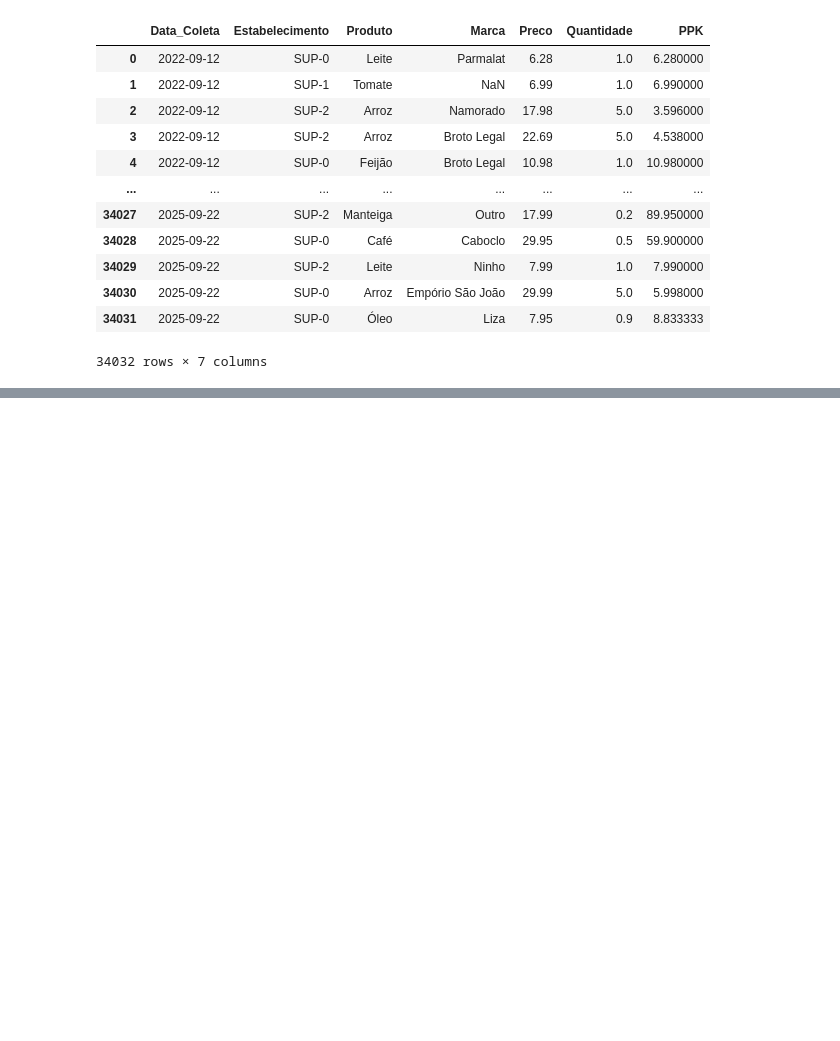
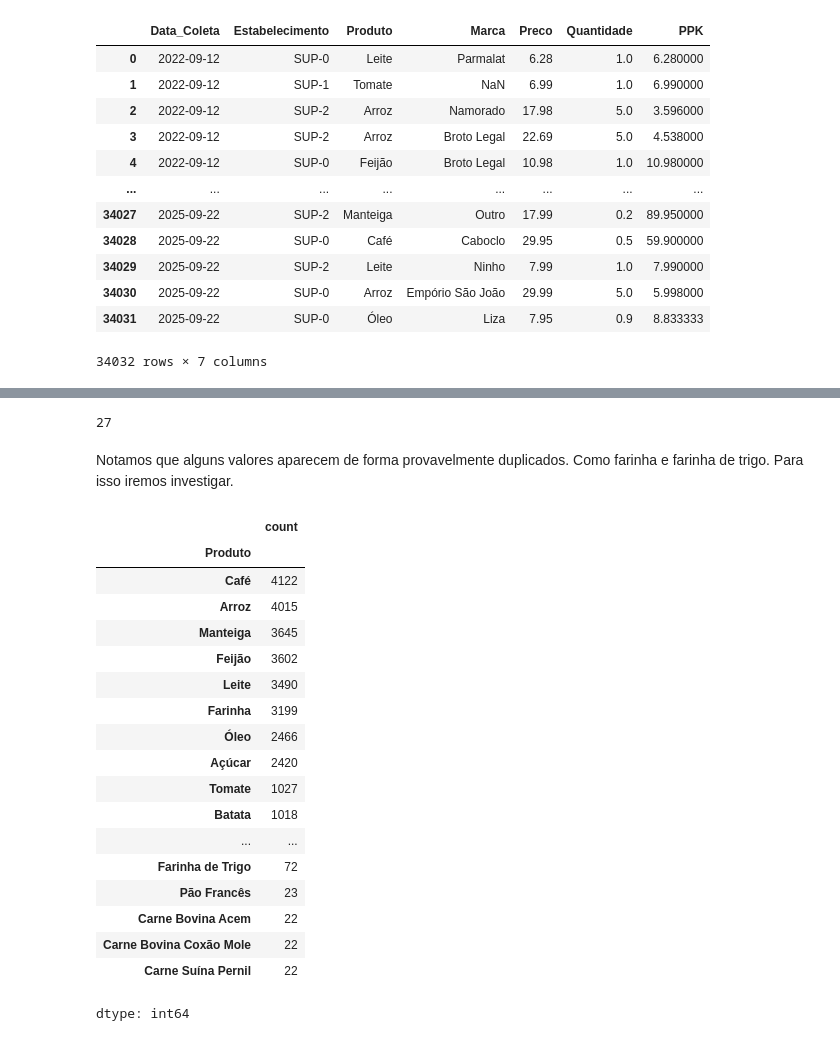
Before and after one commit to MariaPompiani/basic-basket-2025-analysis, a Jupyter notebook: extensao2_2025.ipynb, the cells around one changed output, grey strips where cells are left out. Drawn from its saved outputs; the diff is of its cells as text; code cells hidden in the pictures; blank space fills up the shorter version.

```diff
--- a/extensao2_2025.ipynb
+++ b/extensao2_2025.ipynb
@@ -21,0 +71,28 @@ data
+# %%
+data['Produto'].nunique()
+# %% [output]
+27
+# %% [markdown]
+Notamos que alguns valores aparecem de forma provavelmente duplicados. Como farinha e farinha de trigo. Para isso iremos investigar.
+# %%
+data['Produto'].value_counts()
+# %% [output]
+|  | count |
+| Produto |  |
+| Café | 4122 |
+| Arroz | 4015 |
+| Manteiga | 3645 |
+| Feijão | 3602 |
+| Leite | 3490 |
+| Farinha | 3199 |
+| Óleo | 2466 |
+| Açúcar | 2420 |
+| Tomate | 1027 |
+| Batata | 1018 |
+| ... | ... |
+| Farinha de Trigo | 72 |
+| Pão Francês | 23 |
+| Carne Bovina Acem | 22 |
+| Carne Bovina Coxão Mole | 22 |
+| Carne Suína Pernil | 22 |
+dtype: int64
```
Also changed, not shown: parts of 14 cells of this notebook.
